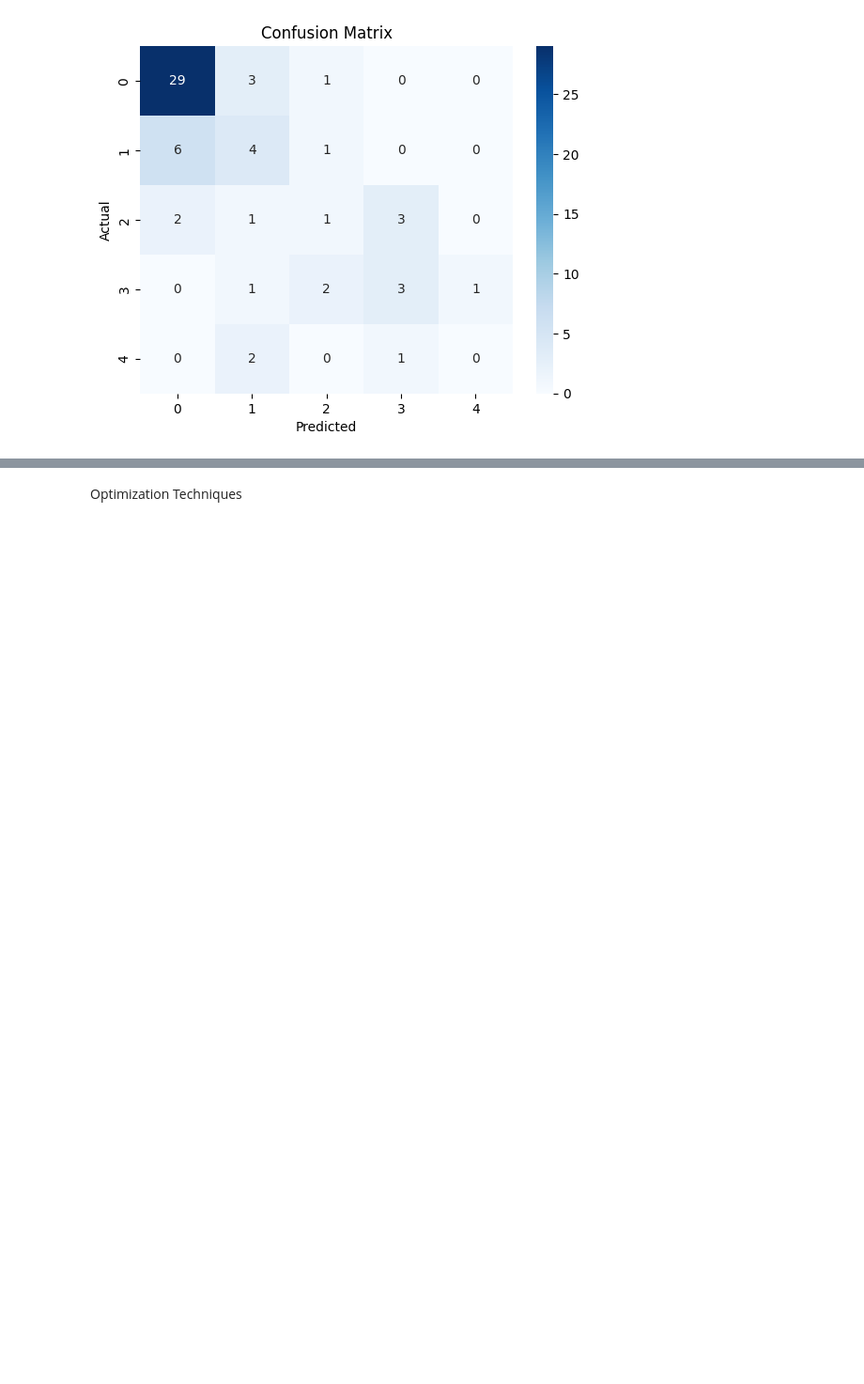
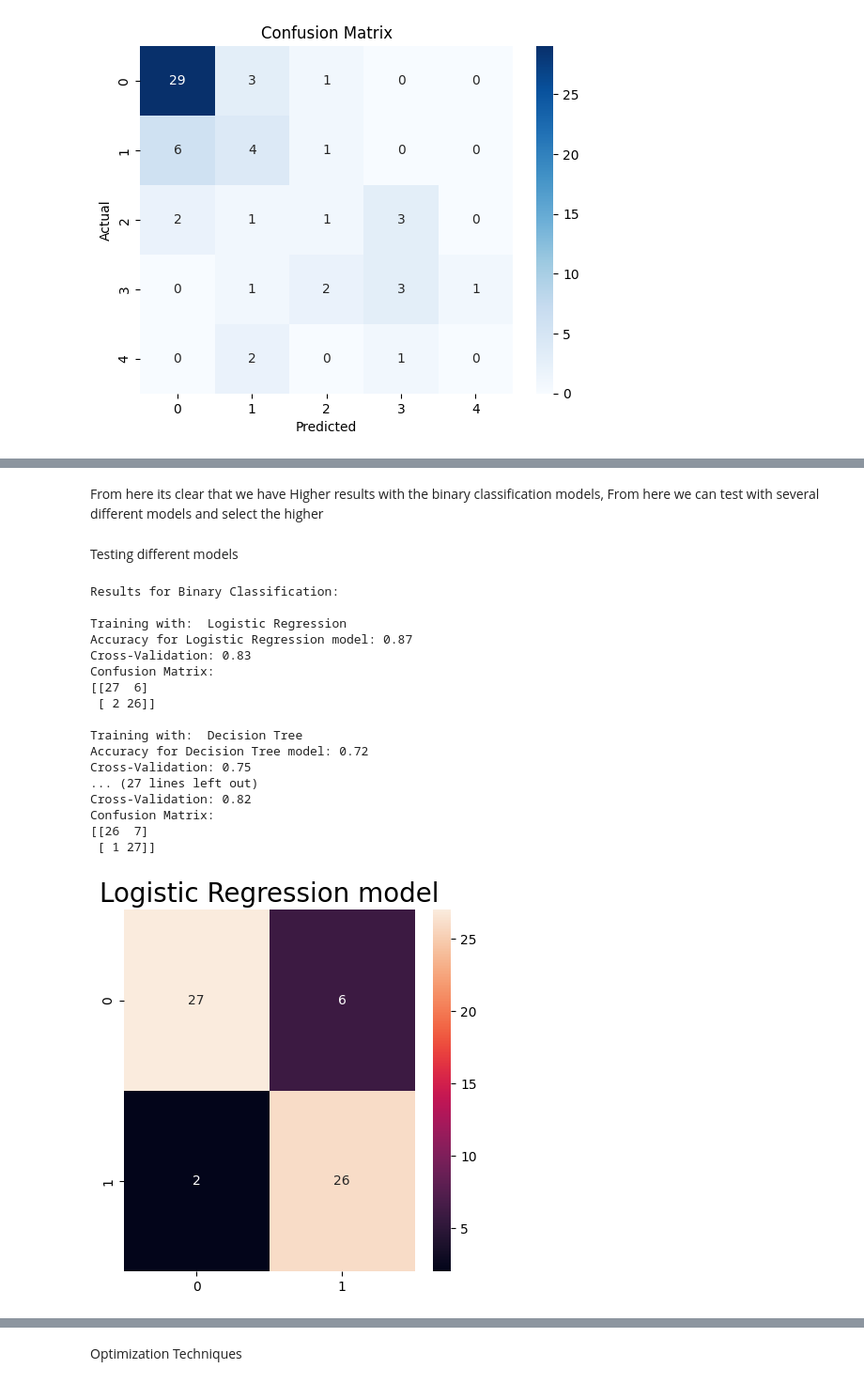
Before and after one commit to RabiatS/PulsePredictors-ML, a Jupyter notebook: Notebook/pulsePredictor.ipynb, the cells around one changed output, grey strips where cells are left out. Shown at 94% size. Cells and saved outputs as stored; diff of their text form; code cells hidden in the pictures; blank space fills up the shorter version.

Commit message:
Feat: Finding best model

```diff
--- a/Notebook/pulsePredictor.ipynb
+++ b/Notebook/pulsePredictor.ipynb
@@ -236,10 +236,10 @@ X_test = scaler.transform(X_test)
 clf = LogisticRegression(random_state=42, max_iter=10000)
 
 
-clf.fit(X_train, y_train)
+clf.fit(X_train, y_train_multiclass)
 y_pred = clf.predict(X_test)
 y_pred
 
-logistic_conf_y_test = y_test
+logistic_conf_y_test = y_test_multiclass
 logistic_conf_y_pred = y_pred
 # %% [markdown]
@@ -333,0 +334,65 @@ weighted avg       0.88      0.87      0.87        61
+# %% [markdown]
+From here its clear that we have Higher results with the binary classification models, From here we can test with several different models and select the higher
+# %% [markdown]
+Testing different models
+# %%
+# Testing with our binary targets
+binary_models = {
+    'Logistic Regression': LogisticRegression(max_iter=1000),
+    'Decision Tree': DecisionTreeClassifier(random_state=42),
+    'KNN': KNeighborsClassifier(),
+    'SVM': SVC(random_state=42),
+    'Random Forest': RandomForestClassifier(random_state=42),
+    'Naive Bayes': GaussianNB(),
+}
+
+binary_results = {}
+
+print("\nResults for Binary Classification:")
+
+# Training and evaluatting each different model
+for name, model in binary_models.items():
+    print(f"\nTraining with:  {name}")
+    model.fit(X_train, y_train_binary)
+    y_pred = model.predict(X_test)
+    # Calculate accuracy
+    accuracy = accuracy_score(y_test_binary, y_pred)
+    #Calculate cross-validation scores
+    cv_scores = cross_val_score(model, X_train, y_train_binary, cv=7)
+
+    binary_results[name] = {
+        'model': model,
+        'accuracy': accuracy,
+        'cv_mean': cv_scores.mean(),
+        'cv_std': cv_scores.std(),
+        'classification_report': classification_report(y_test_binary, y_pred),
+        'confusion_matrix': confusion_matrix(y_test_binary, y_pred)
+    }
+
+    # Display results
+    title = f'{name} model'
+    print(f"Accuracy for {name} model: {accuracy:.2f}")
+    print(f"Cross-Validation: {cv_scores.mean():.2f}")
+    print(f"Confusion Matrix:\n{confusion_matrix(y_test_binary, y_pred)}")
+    f, ax = plt.subplots(figsize=(5, 5))
+    ax.set_title(title, fontsize=20)
+    sns.heatmap(confusion_matrix(y_test_binary, y_pred), annot=True)
+# %% [output]
+Results for Binary Classification:
+
+Training with:  Logistic Regression
+Accuracy for Logistic Regression model: 0.87
+Cross-Validation: 0.83
+Confusion Matrix:
+[[27  6]
+ [ 2 26]]
+
+Training with:  Decision Tree
+Accuracy for Decision Tree model: 0.72
+Cross-Validation: 0.75
+... (27 lines left out)
+Cross-Validation: 0.82
+Confusion Matrix:
+[[26  7]
+ [ 1 27]]
+[figure, added]
```
Also changed, not shown: parts of 14 cells of this notebook.
